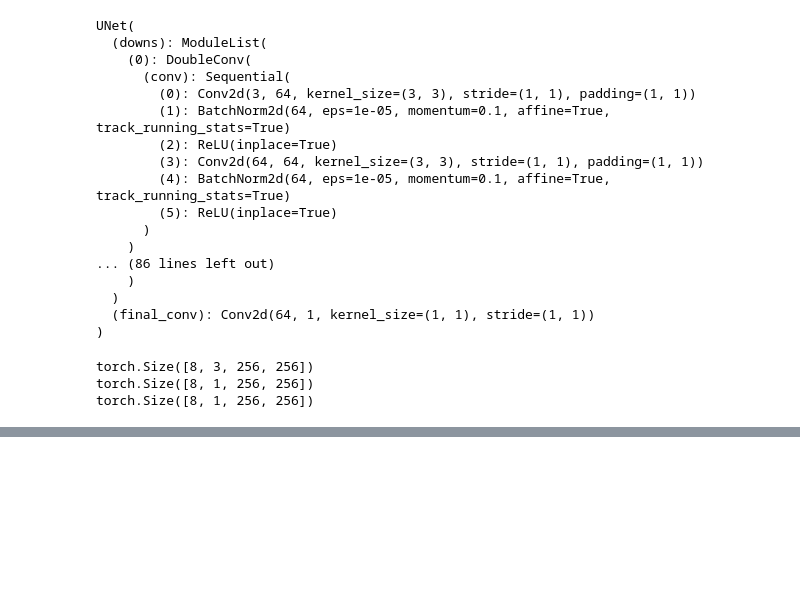
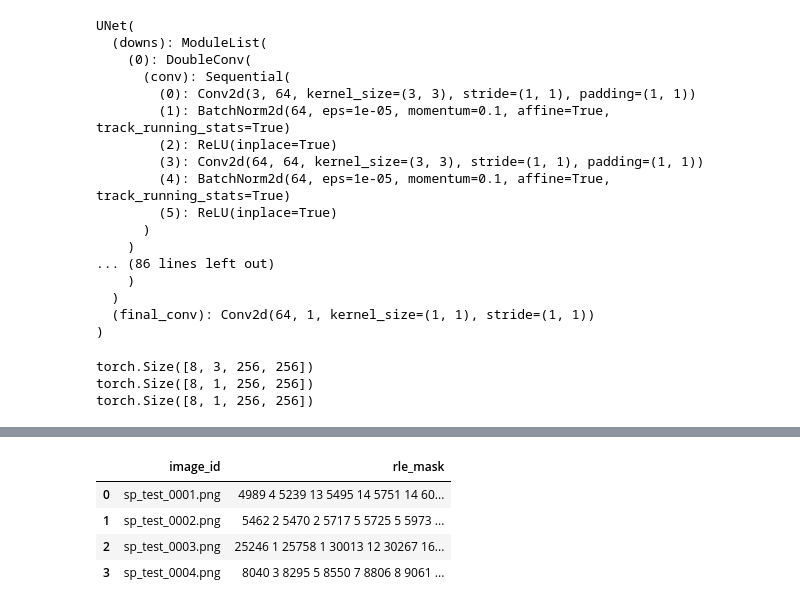
Before and after one commit to sammyWanjohi/mammo_assist, a Jupyter notebook: UNet/breast-unet.ipynb, the cells around one changed output, grey strips where cells are left out. Drawn from its saved outputs; the diff is of its cells as text; code cells hidden in the pictures; blank space fills up the shorter version.

```diff
--- a/UNet/breast-unet.ipynb
+++ b/UNet/breast-unet.ipynb
@@ -364,0 +486,10 @@ for epoch in range(num_epochs):
+# %%
+df_submission_csv= pd.read_csv('submission.csv')
+# %%
+df_submission_csv.head(4)
+# %% [output]
+|  | image_id | rle_mask |
+| 0 | sp_test_0001.png | 4989 4 5239 13 5495 14 5751 14 60... |
+| 1 | sp_test_0002.png | 5462 2 5470 2 5717 5 5725 5 5973 ... |
+| 2 | sp_test_0003.png | 25246 1 25758 1 30013 12 30267 16... |
+| 3 | sp_test_0004.png | 8040 3 8295 5 8550 7 8806 8 9061 ... |
```
Also changed, not shown: parts of 11 cells of this notebook.
